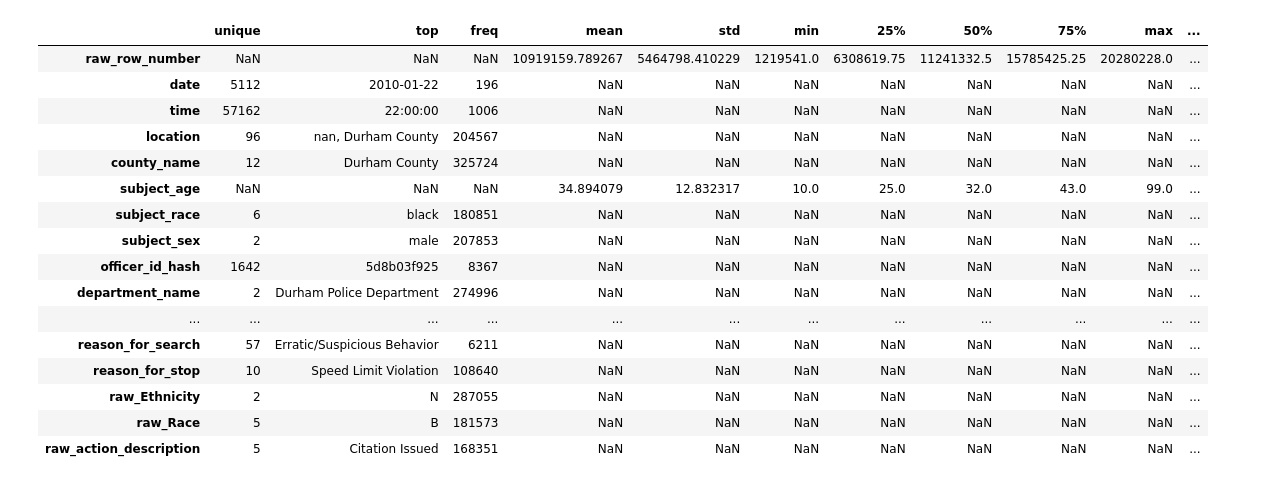
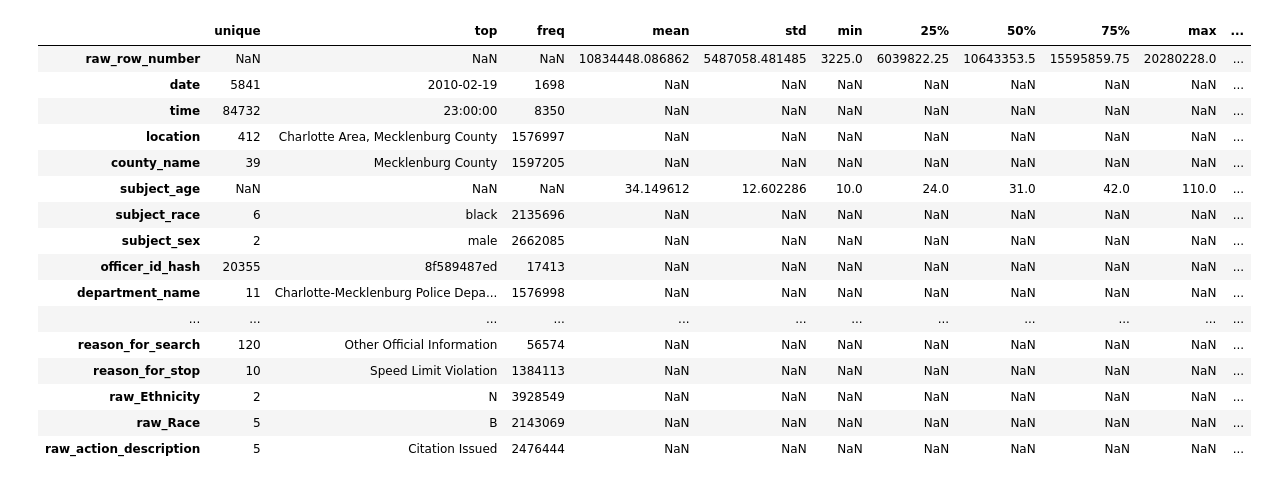
Before and after one commit to zhengxiaoyan321/314_project, a Jupyter notebook: 314_project.ipynb, the cells around one changed output. Saved outputs shown, nothing was run; the diff lists cells and outputs as text; code cells hidden in the pictures.

```diff
--- a/314_project.ipynb
+++ b/314_project.ipynb
@@ -22,0 +6,10 @@ data
+# %%
+charlotte = pd.read_csv('data/nc_charlotte_2020_04_01.csv')
+durham = pd.read_csv('data/nc_durham_2020_04_01.csv')
+fayetteville = pd.read_csv('data/nc_fayetteville_2020_04_01.csv')
+greensboro = pd.read_csv('data/nc_greensboro_2020_04_01.csv')
+raleigh = pd.read_csv('data/nc_raleigh_2020_04_01.csv')
+winston_salem = pd.read_csv('data/nc_winston-salem_2020_04_01.csv')
+# %%
+combined = pd.concat([charlotte, durham, fayetteville, greensboro, raleigh, winston_salem], axis=0)
+combined
@@ -63,27 +73,27 @@ raw_action_description         0
 dtype: int64
 # %%
-percent_missing = data.isnull().sum() * 100 / len(data)
-missing_value_df = pd.DataFrame({'column_name': data.columns,
+percent_missing = combined.isnull().sum() * 100 / len(combined)
+missing_value_df = pd.DataFrame({'column_name': combined.columns,
                                  'percent_missing': percent_missing})
-stat_df = data.describe(include='all').T
+stat_df = combined.describe(include='all').T
 stat_df['missing_rate'] = missing_value_df['percent_missing']
 stat_df = stat_df.drop(columns = ['count'])
 stat_df
 # %% [output]
 |  | unique | top | freq | mean | std | min | 25% | 50% | 75% | max | ... |
-| raw_row_number | NaN | NaN | NaN | 10919159.789267 | 5464798.410229 | 1219541.0 | 6308619.75 | 11241332.5 | 15785425.25 | 20280228.0 | ... |
-| date | 5112 | 2010-01-22 | 196 | NaN | NaN | NaN | NaN | NaN | NaN | NaN | ... |
-| time | 57162 | 22:00:00 | 1006 | NaN | NaN | NaN | NaN | NaN | NaN | NaN | ... |
-| location | 96 | nan, Durham County | 204567 | NaN | NaN | NaN | NaN | NaN | NaN | NaN | ... |
-| county_name | 12 | Durham County | 325724 | NaN | NaN | NaN | NaN | NaN | NaN | NaN | ... |
-| subject_age | NaN | NaN | NaN | 34.894079 | 12.832317 | 10.0 | 25.0 | 32.0 | 43.0 | 99.0 | ... |
-| subject_race | 6 | black | 180851 | NaN | NaN | NaN | NaN | NaN | NaN | NaN | ... |
-| subject_sex | 2 | male | 207853 | NaN | NaN | NaN | NaN | NaN | NaN | NaN | ... |
-| officer_id_hash | 1642 | 5d8b03f925 | 8367 | NaN | NaN | NaN | NaN | NaN | NaN | NaN | ... |
-| department_name | 2 | Durham Police Department | 274996 | NaN | NaN | NaN | NaN | NaN | NaN | NaN | ... |
+| raw_row_number | NaN | NaN | NaN | 10834448.086862 | 5487058.481485 | 3225.0 | 6039822.25 | 10643353.5 | 15595859.75 | 20280228.0 | ... |
+| date | 5841 | 2010-02-19 | 1698 | NaN | NaN | NaN | NaN | NaN | NaN | NaN | ... |
+| time | 84732 | 23:00:00 | 8350 | NaN | NaN | NaN | NaN | NaN | NaN | NaN | ... |
+| location | 412 | Charlotte Area, Mecklenburg County | 1576997 | NaN | NaN | NaN | NaN | NaN | NaN | NaN | ... |
+| county_name | 39 | Mecklenburg County | 1597205 | NaN | NaN | NaN | NaN | NaN | NaN | NaN | ... |
+| subject_age | NaN | NaN | NaN | 34.149612 | 12.602286 | 10.0 | 24.0 | 31.0 | 42.0 | 110.0 | ... |
+| subject_race | 6 | black | 2135696 | NaN | NaN | NaN | NaN | NaN | NaN | NaN | ... |
+| subject_sex | 2 | male | 2662085 | NaN | NaN | NaN | NaN | NaN | NaN | NaN | ... |
+| officer_id_hash | 20355 | 8f589487ed | 17413 | NaN | NaN | NaN | NaN | NaN | NaN | NaN | ... |
+| department_name | 11 | Charlotte-Mecklenburg Police Depa... | 1576998 | NaN | NaN | NaN | NaN | NaN | NaN | NaN | ... |
 | ... | ... | ... | ... | ... | ... | ... | ... | ... | ... | ... | ... |
-| reason_for_search | 57 | Erratic/Suspicious Behavior | 6211 | NaN | NaN | NaN | NaN | NaN | NaN | NaN | ... |
-| reason_for_stop | 10 | Speed Limit Violation | 108640 | NaN | NaN | NaN | NaN | NaN | NaN | NaN | ... |
-| raw_Ethnicity | 2 | N | 287055 | NaN | NaN | NaN | NaN | NaN | NaN | NaN | ... |
-| raw_Race | 5 | B | 181573 | NaN | NaN | NaN | NaN | NaN | NaN | NaN | ... |
-| raw_action_description | 5 | Citation Issued | 168351 | NaN | NaN | NaN | NaN | NaN | NaN | NaN | ... |
+| reason_for_search | 120 | Other Official Information | 56574 | NaN | NaN | NaN | NaN | NaN | NaN | NaN | ... |
+| reason_for_stop | 10 | Speed Limit Violation | 1384113 | NaN | NaN | NaN | NaN | NaN | NaN | NaN | ... |
+| raw_Ethnicity | 2 | N | 3928549 | NaN | NaN | NaN | NaN | NaN | NaN | NaN | ... |
+| raw_Race | 5 | B | 2143069 | NaN | NaN | NaN | NaN | NaN | NaN | NaN | ... |
+| raw_action_description | 5 | Citation Issued | 2476444 | NaN | NaN | NaN | NaN | NaN | NaN | NaN | ... |
```
Also changed, not shown: parts of 5 cells of this notebook, 1 other file.
